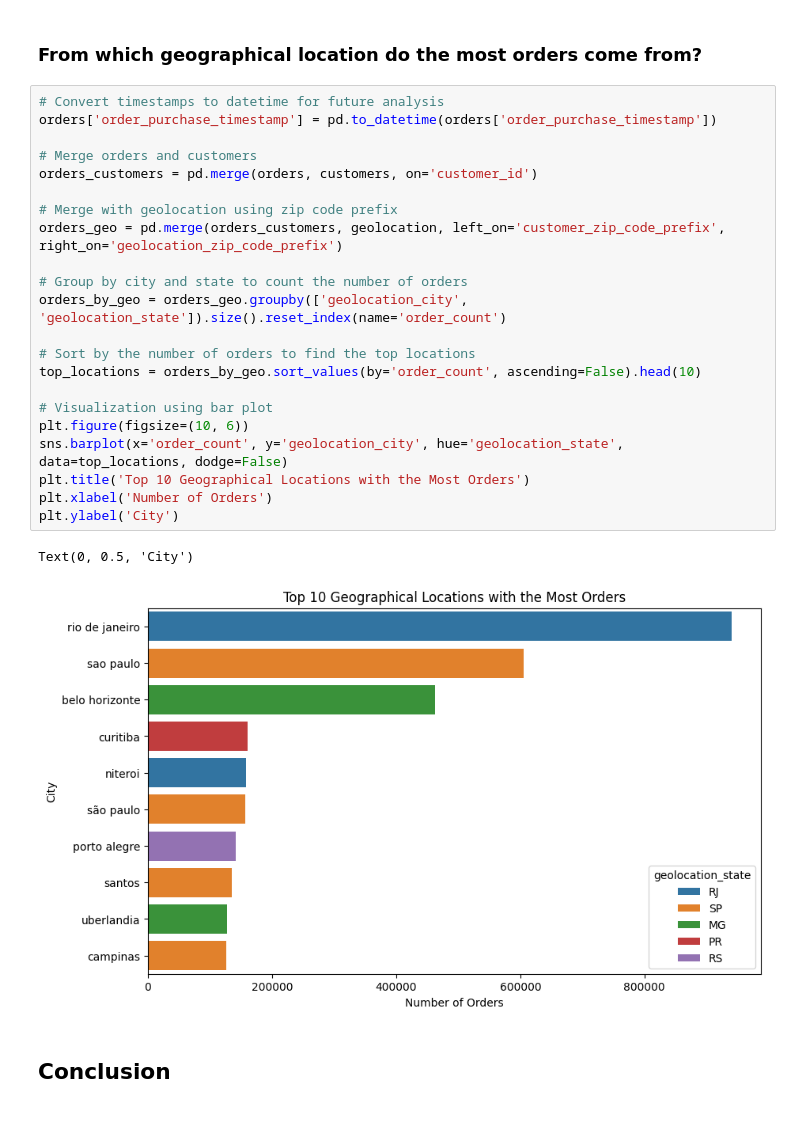
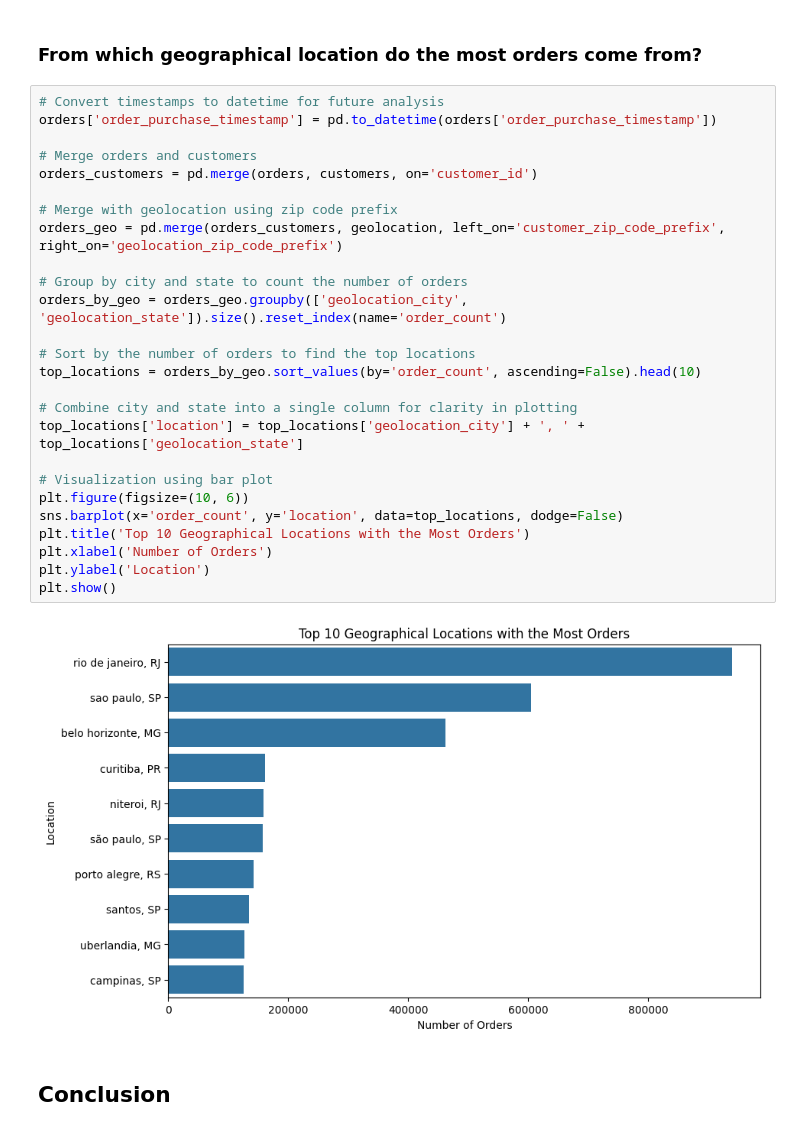
Before and after one commit to cynzhra/Submission-Data-Analyst-Dicoding, a Jupyter notebook: notebook.ipynb, the cells around one changed output. Cells and saved outputs as stored; diff of their text form.

```diff
--- a/notebook.ipynb
+++ b/notebook.ipynb
@@ -1129,28 +1102,31 @@ Passing `palette` without assigning `hue` is deprecated and will be removed in v
 # %%
 # Convert timestamps to datetime for future analysis
 orders['order_purchase_timestamp'] = pd.to_datetime(orders['order_purchase_timestamp'])
 
 # Merge orders and customers
 orders_customers = pd.merge(orders, customers, on='customer_id')
 
 # Merge with geolocation using zip code prefix
 orders_geo = pd.merge(orders_customers, geolocation, left_on='customer_zip_code_prefix', right_on='geolocation_zip_code_prefix')
 
 # Group by city and state to count the number of orders
 orders_by_geo = orders_geo.groupby(['geolocation_city', 'geolocation_state']).size().reset_index(name='order_count')
 
 # Sort by the number of orders to find the top locations
 top_locations = orders_by_geo.sort_values(by='order_count', ascending=False).head(10)
 
+# Combine city and state into a single column for clarity in plotting
+top_locations['location'] = top_locations['geolocation_city'] + ', ' + top_locations['geolocation_state']
+
 # Visualization using bar plot
 plt.figure(figsize=(10, 6))
-sns.barplot(x='order_count', y='geolocation_city', hue='geolocation_state', data=top_locations, dodge=False)
+sns.barplot(x='order_count', y='location', data=top_locations, dodge=False)
 plt.title('Top 10 Geographical Locations with the Most Orders')
 plt.xlabel('Number of Orders')
-plt.ylabel('City')
+plt.ylabel('Location')
+plt.show()
 # %% [output]
-Text(0, 0.5, 'City')
-[figure, old version]
+[figure, new version]
 # %% [markdown]
 ## Conclusion
 # %% [markdown]
```
Also changed, not shown: parts of 18 cells of this notebook, 1 other file.
